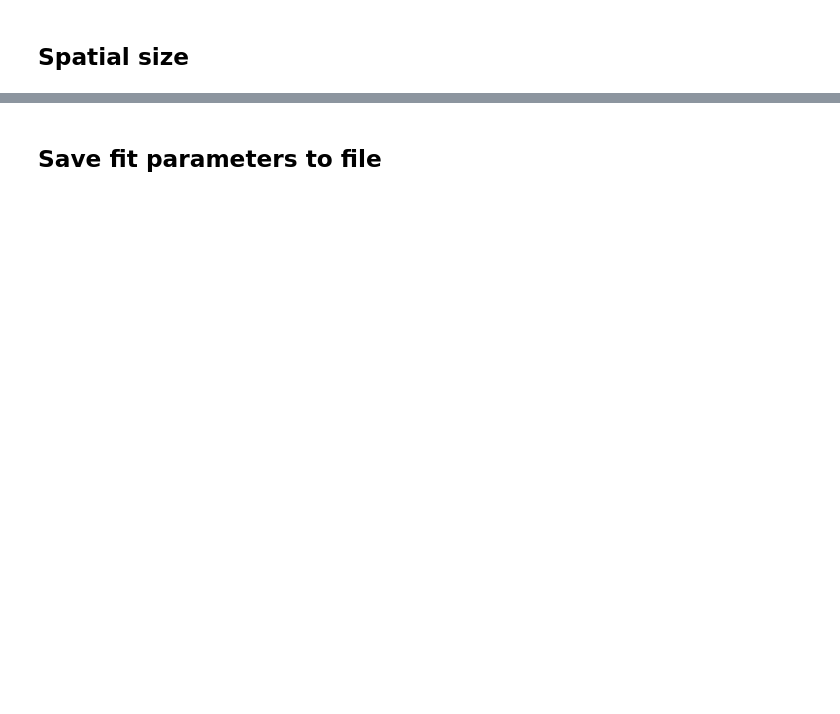
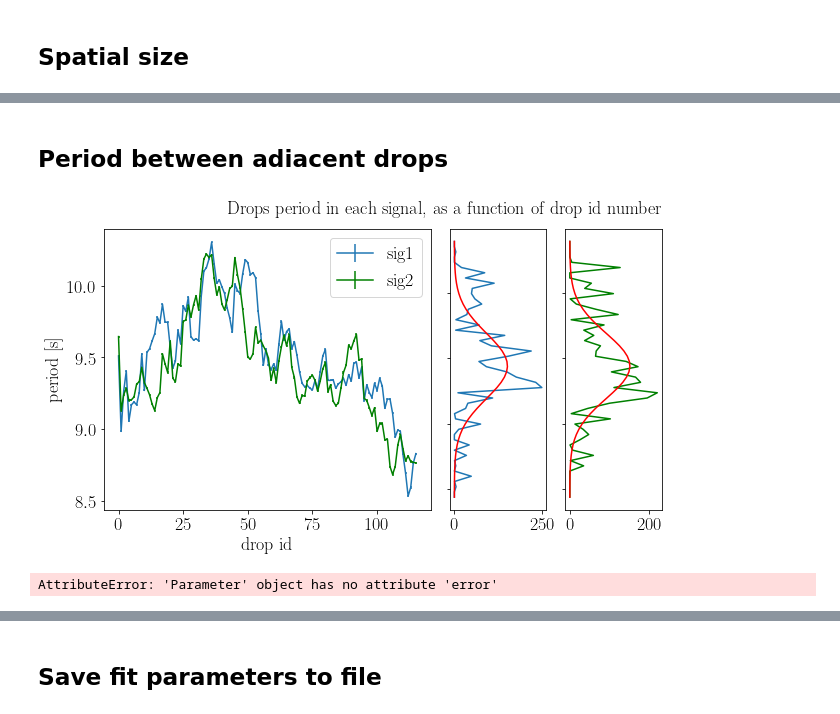
Before and after one commit to AlessandroLovo/T-junction, a Jupyter notebook: Software/Python/Dropsinator/Dropsinator_Rev3.1.ipynb, the cells around one changed output, grey strips where cells are left out. Cells and saved outputs as stored; diff of their text form; code cells hidden in the pictures; blank space fills up the shorter version.

```diff
--- a/Software/Python/Dropsinator/Dropsinator_Rev3.1.ipynb
+++ b/Software/Python/Dropsinator/Dropsinator_Rev3.1.ipynb
@@ -679,0 +609,9 @@ fig, t_size1, sigma_t_size1, t_size2, sigma_t_size2 = time_size(bins, size_1, si
+# %%
+#*************
+subname = ''
+bins    = 100
+#*************
+
+fig, t_size1_n, sigma_t_size1_n, t_size2_n, sigma_t_size2_n = time_size(bins, size_1, size_2, which=1)
+
+# fig.savefig(f'{plot_dir}/{name}_{subname}.png')
@@ -680,7 +621,7 @@ fig, t_size1, sigma_t_size1, t_size2, sigma_t_size2 = time_size(bins, size_1, si
 # %% [markdown]
 ## Time separation between detectors and drop velocity
 # %%
-def dt_vel(bins,dt_mid,v_mid):
+def dt_vel(bins,dt_mid,v_mid,which=0):
 
     fig = plt.figure(figsize=(10,7.5))
 
@@ -689,9 +630,9 @@ def dt_vel(bins,dt_mid,v_mid):
     ax_joint = fig.add_subplot(gs[1:4,0:3])
     ax_marg_y = fig.add_subplot(gs[1:4,3])
 
-    uplt.plot(dt_mid[0], ax = ax_joint, label='time interval')
+    uplt.plot(dt_mid[which], ax = ax_joint, label='time interval')
 
-    k1=uplt.ExtendedKDE(dt_mid[0])
+    k1=uplt.ExtendedKDE(dt_mid[which])
     ylim=ax_joint.get_ylim()
     k1(np.linspace(ylim[0],ylim[1],bins))
     k1.evaluate(np.linspace(ylim[0],ylim[1],bins))
@@ -708,8 +649,8 @@ def dt_vel(bins,dt_mid,v_mid):
     ax1_joint = fig.add_subplot(gs[5:8,0:3])
     ax1_marg_y = fig.add_subplot(gs[5:8,3])
 
-    uplt.plot(0.5*(mid_1[0]+mid_2[0]),v_mid[0], ax=ax1_joint, label='velocity', color='green')
-    k2=uplt.ExtendedKDE(v_mid[0])
+    uplt.plot(0.5*(mid_1[which]+mid_2[which]),v_mid[which], ax=ax1_joint, label='velocity', color='green')
+    k2=uplt.ExtendedKDE(v_mid[which])
     ylim=ax1_joint.get_ylim()
     k2(np.linspace(ylim[0],ylim[1],bins))
     k2.evaluate(np.linspace(ylim[0],ylim[1],bins))
@@ -743,3 +684,12 @@ fig = dt_vel(bins, dt_mid, v_mid)
 # %% [output]
 [interactive output not drawn]
 [interactive output not drawn]
+# %%
+#************
+subname = ''
+bins    = 60
+#************
+reload(uplt)
+fig = dt_vel(bins, dt_mid, v_mid,which=1)
+
+# fig.savefig(f'{plot_dir}/{name}_{subname}.png')
@@ -747,0 +773,9 @@ fig = dt_vel(bins, dt_mid, v_mid)
+# %%
+#*****************************
+subname = 'spatial_size'
+bins    = 80
+#*****************************
+
+fig, size1_n, sigma_size1_n, size2_n, sigma_size2_n  = space_size(bins, size_1, size_2, v_mid, which=1)
+
+#fig.savefig(f'{plot_dir}/{name}_{subname}.png')
@@ -748 +785,3 @@ fig = dt_vel(bins, dt_mid, v_mid)
+# %% [markdown]
+## Period between adiacent drops
 # %%
@@ -805,9 +847,12 @@ def space_size(bins, sizes, vel_mid):
 # %%
 #*****************************
-subname = 'spatial_size_test'
-bins    = 20
+subname = 'spatial_size'
+bins    = 80
 #*****************************
-
-fig, size1, sigma_size1, size2, sigma_size2  = space_size(bins, sizes, v_mid)
+bins = 50
+fig, period1_w, sigma_period1_w, period2_w, sigma_period2_w = period(bins, period_1, period_2, which=0)
 
 #fig.savefig(f'{plot_dir}/{name}_{subname}.png')
+# %% [output]
+[figure, added]
+AttributeError: 'Parameter' object has no attribute 'error'
```
Also changed, not shown: parts of 41 cells of this notebook, 2 other files.
